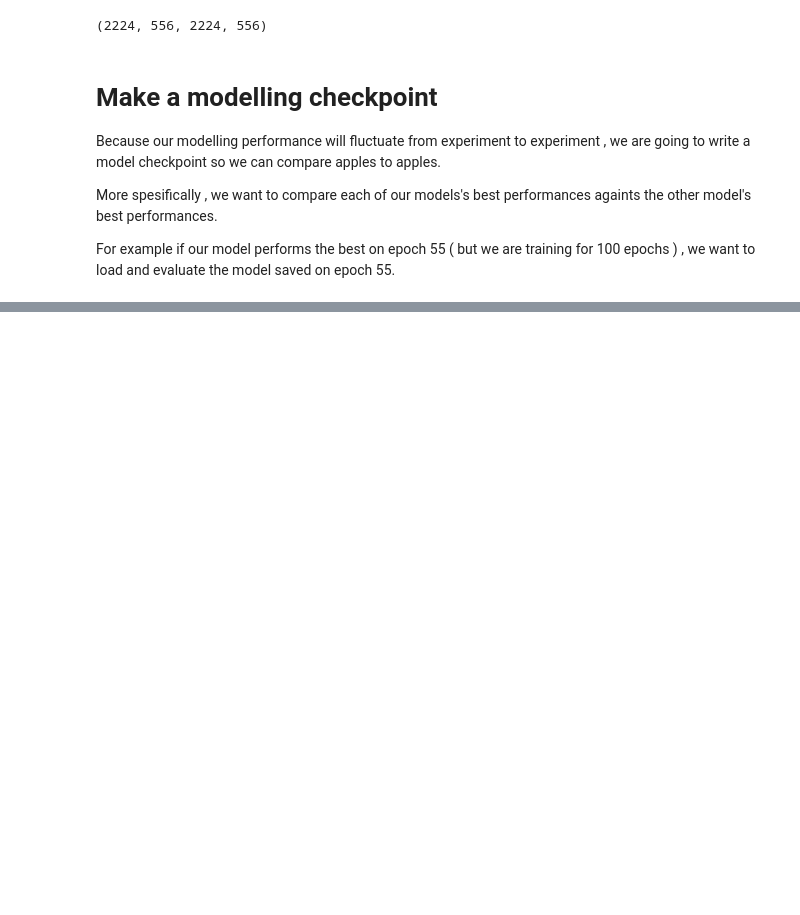
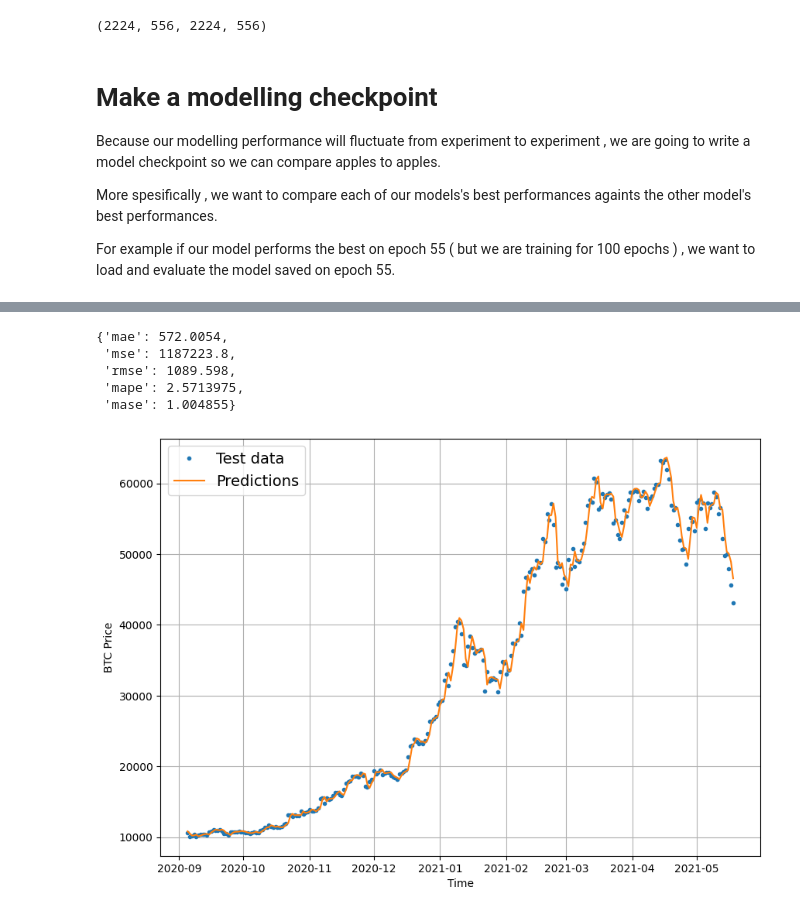
Before and after one commit to MelihKlc/Deep-Learning, a Jupyter notebook: Time_Series_Forecasting.ipynb, the cells around one changed output, grey strips where cells are left out. Saved outputs shown, nothing was run; the diff lists cells and outputs as text; code cells hidden in the pictures; blank space fills up the shorter version.

```diff
--- a/Time_Series_Forecasting.ipynb
+++ b/Time_Series_Forecasting.ipynb
@@ -555,0 +638,4 @@ For example if our model performs the best on epoch 55 (  but we are training fo
+# %%
+# Load in saved best performing model_1 and evaluate it on test data
+model_1 = tf.keras.models.load_model("/content/model_experiments/model_1_dense/")
+model_1.evaluate(test_windows , test_labels)
@@ -555,0 +645,3 @@ For example if our model performs the best on epoch 55 (  but we are training fo
+# %%
+model_1_pred = model_1.predict(test_windows)
+model_1_pred
@@ -555,0 +667,18 @@ For example if our model performs the best on epoch 55 (  but we are training fo
+# %%
+model_1_results = evaluate_preds( y_true = tf.squeeze(test_labels) , y_pred = tf.squeeze(model_1_pred ) )
+model_1_results   # Now we are doing predictions with best weights because we load our model with ModelCheckpoint
+# %% [output]
+{'mae': 572.0054,
+ 'mse': 1187223.8,
+ 'rmse': 1089.598,
+ 'mape': 2.5713975,
+ 'mase': 1.004855}
+# %%
+# Lets plot our model 1 predictions
+offset = 300
+plt.figure(figsize = ( 10 , 7 ))
+# Account for the test_window offset and index into test_labels to ensure correct plotting
+plot_time_series(timesteps = X_test[-len(test_windows) : ] , values = test_labels[ : ,  0] , start = offset , label =  "Test data" )
+plot_time_series(timesteps = X_test[-len(test_windows) : ] , values = model_1_pred , start = offset , format = "-" , label =  "Predictions" )
+# %% [output]
+[figure, added]
```
Also changed, not shown: parts of 6 cells of this notebook.
